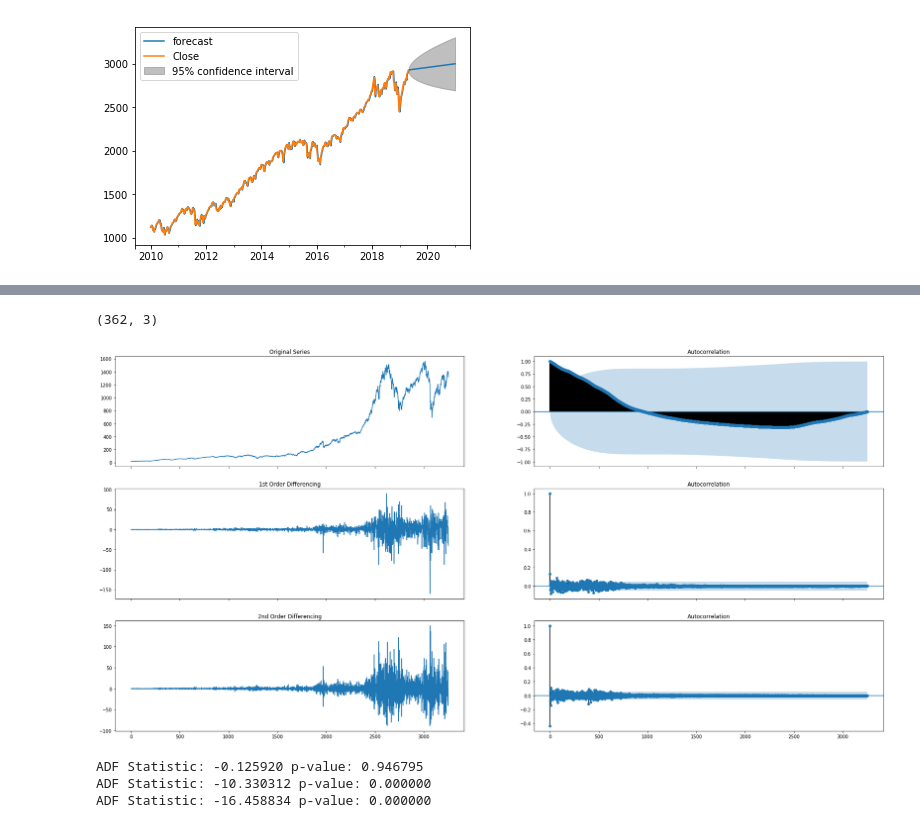
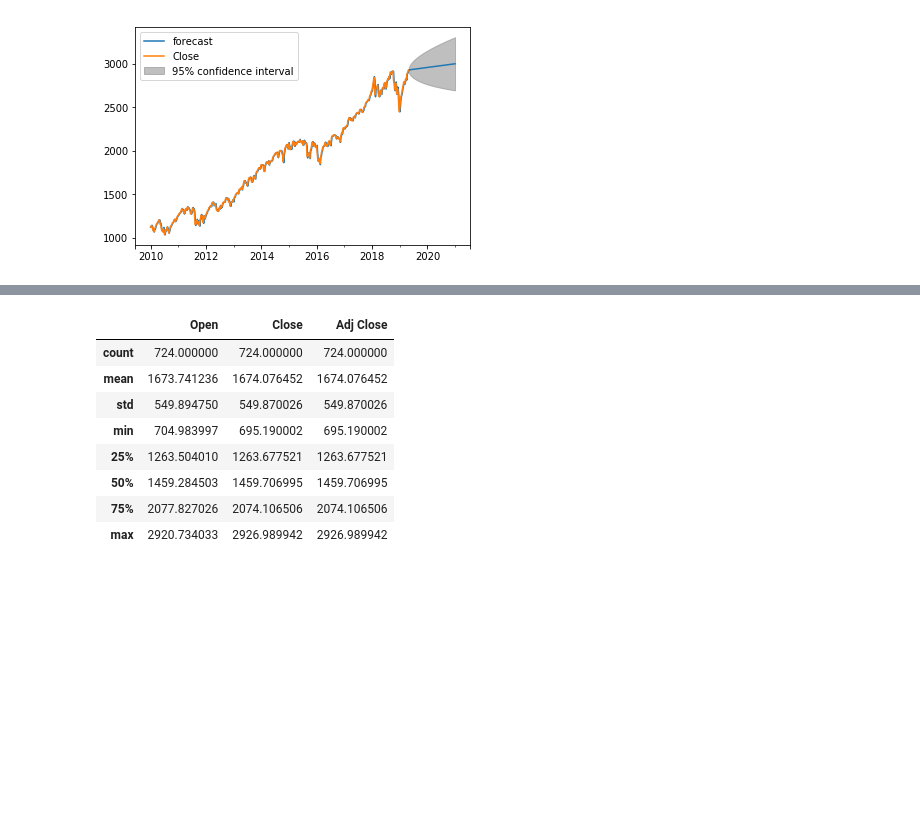
Before and after one commit to Allen-Z-4230/FutureGas, a Jupyter notebook: future_gas_folder/S&P500 Explore.ipynb, the cells around one changed output, grey strips where cells are left out. Saved outputs shown, nothing was run; the diff lists cells and outputs as text; code cells hidden in the pictures; blank space fills up the shorter version.

```diff
--- a/future_gas_folder/S&P500 Explore.ipynb
+++ b/future_gas_folder/S&P500 Explore.ipynb
@@ -303,32 +316,13 @@ df_sp500_week_train.shape
 # %%
-df_sp500_week_test = df_sp500_week[int(df_sp500_week.shape[0]*.90):]
-df_sp500_week_test.shape
+df_sp500_week_test = df_sp500_week[int(df_sp500_week.shape[0]*.80):]
+df_sp500_week_test.describe()
 # %% [output]
-(362, 3)
+|  | Open | Close | Adj Close |
+| count | 724.000000 | 724.000000 | 724.000000 |
+| mean | 1673.741236 | 1674.076452 | 1674.076452 |
+| std | 549.894750 | 549.870026 | 549.870026 |
+| min | 704.983997 | 695.190002 | 695.190002 |
+| 25% | 1263.504010 | 1263.677521 | 1263.677521 |
+| 50% | 1459.284503 | 1459.706995 | 1459.706995 |
+| 75% | 2077.827026 | 2074.106506 | 2074.106506 |
+| max | 2920.734033 | 2926.989942 | 2926.989942 |
-# %%
-fig, axes = plt.subplots(3, 2, figsize = (30,15), sharex=True)
-axes[0, 0].plot(df_sp500_week_train['Close'].values); axes[0, 0].set_title('Original Series')
-plot_acf(df_sp500_week_train['Close'].values, ax=axes[0, 1])
-
-# 1st Differencing
-axes[1, 0].plot(np.diff(df_sp500_week_train['Close'].values, axis = 0)); axes[1, 0].set_title('1st Order Differencing')
-plot_acf(np.diff(df_sp500_week_train['Close'].values, axis = 0), ax=axes[1, 1])
-
-# 2nd Differencing
-axes[2, 0].plot(np.diff(np.diff(df_sp500_week_train['Close'].values, axis = 0), axis = 0)); axes[2, 0].set_title('2nd Order Differencing')
-plot_acf(np.diff(np.diff(df_sp500_week_train['Close'].values, axis = 0), axis = 0), ax=axes[2, 1])
-
-plt.show()
-# %% [output]
-[figure, removed]
-# %%
-adf_dif0 = adfuller(df_sp500_week_train['Close'])
-print('ADF Statistic: %f' % adf_dif0[0], 'p-value: %f' % adf_dif0[1])
-adf_dif1 = adfuller(np.diff(df_sp500_week_train['Close'], axis = 0))
-print('ADF Statistic: %f' % adf_dif1[0], 'p-value: %f' % adf_dif1[1])
-adf_dif2 = adfuller(np.diff(np.diff(df_sp500_week_train['Close'], axis = 0),axis = 0))
-print('ADF Statistic: %f' % adf_dif2[0], 'p-value: %f' % adf_dif2[1])
-# %% [output]
-ADF Statistic: -0.125920 p-value: 0.946795
-ADF Statistic: -10.330312 p-value: 0.000000
-ADF Statistic: -16.458834 p-value: 0.000000
```
Also changed, not shown: parts of 22 cells of this notebook.
